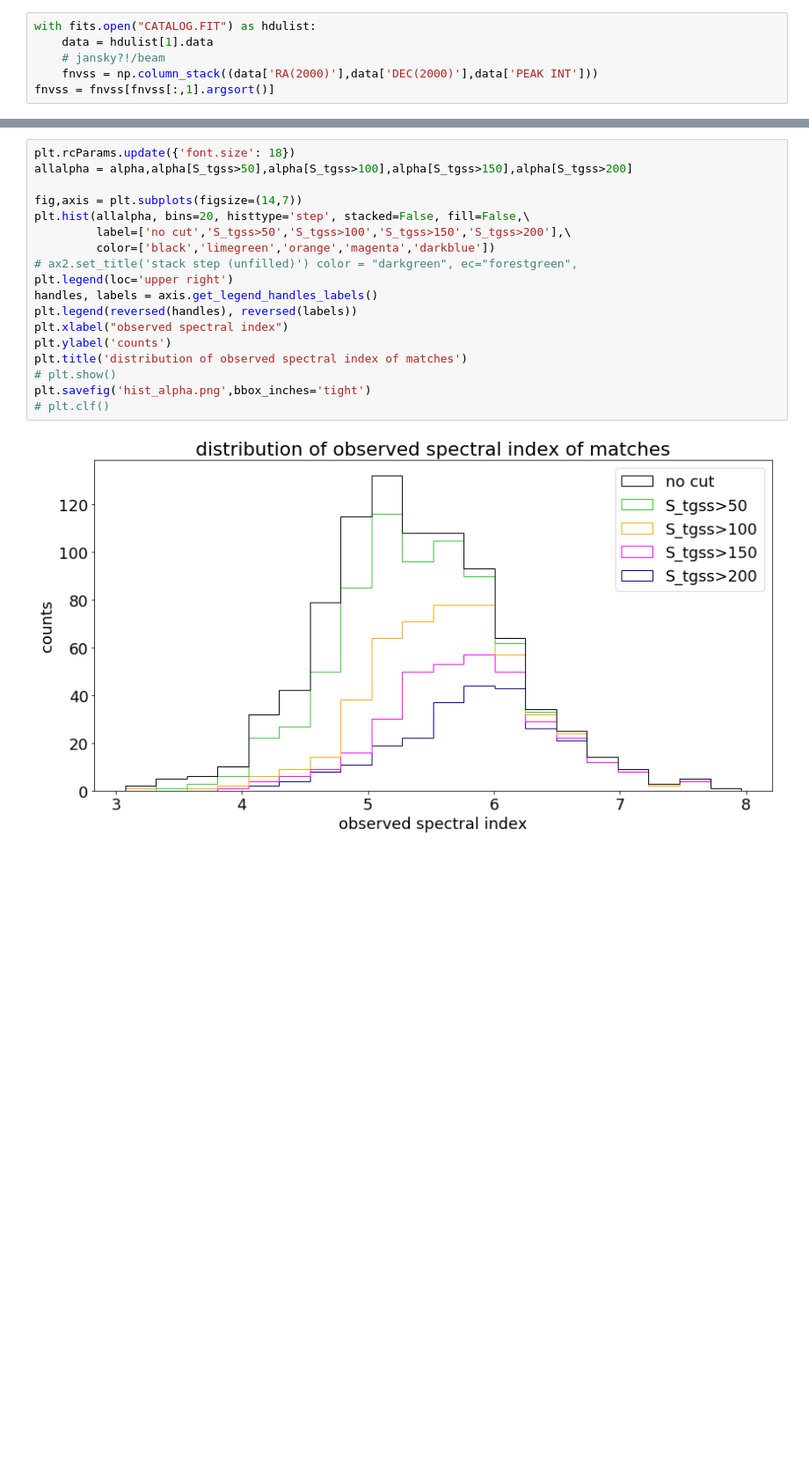
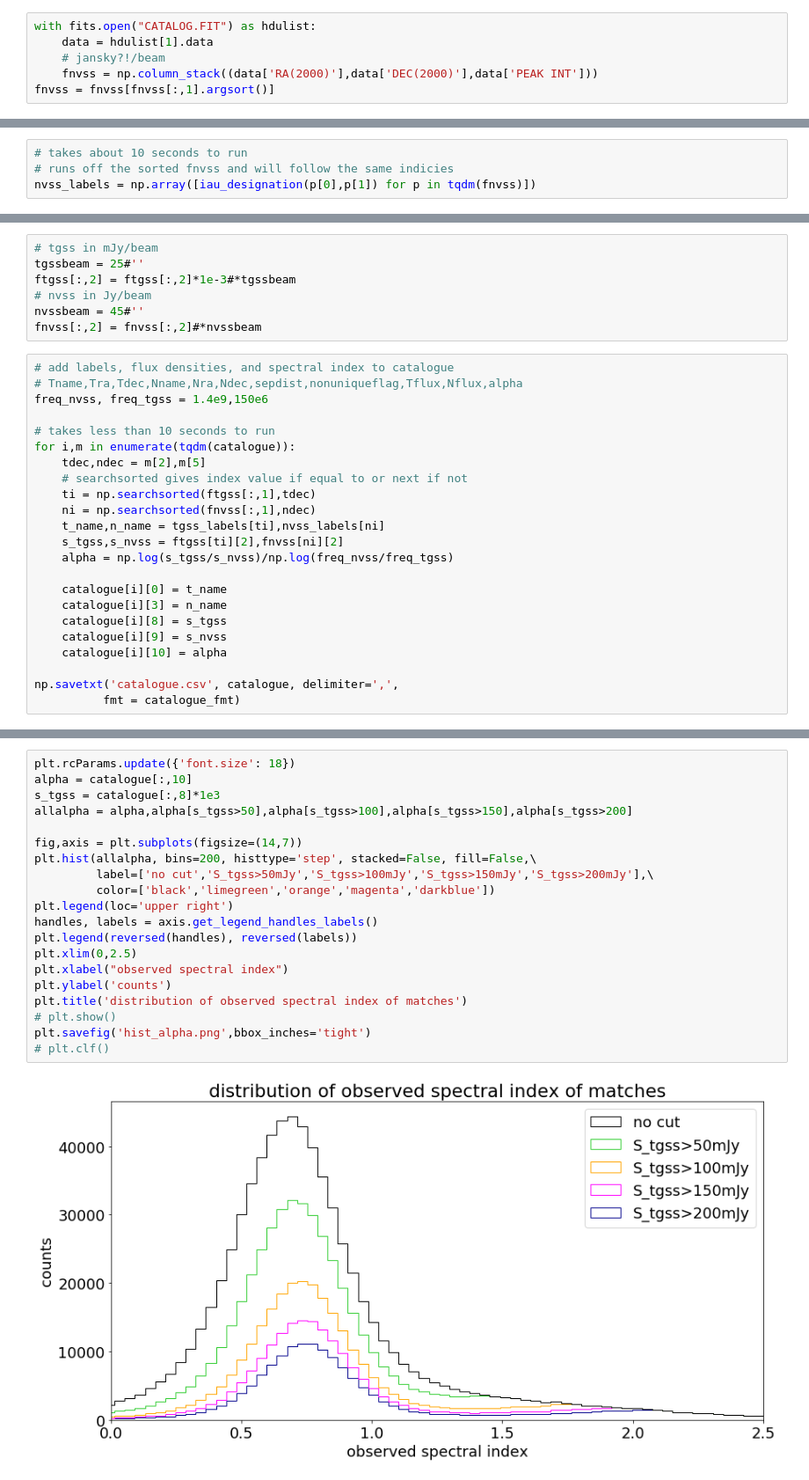
Before and after one commit to MatthewJA/blobmatch, a Jupyter notebook: posmatch2.ipynb, the cells around one changed output, grey strips where cells are left out. Shown at 88% size. Cells and saved outputs as stored; diff of their text form; blank space fills up the shorter version.

```diff
--- a/posmatch2.ipynb
+++ b/posmatch2.ipynb
@@ -267,0 +267,4 @@ NameError: name 'S_nvss' is not defined
+# %%
+# takes about 10 seconds to run
+# runs off the sorted fnvss and will follow the same indicies
+nvss_labels = np.array([iau_designation(p[0],p[1]) for p in tqdm(fnvss)])
@@ -267,0 +273,30 @@ NameError: name 'S_nvss' is not defined
+# %%
+# tgss in mJy/beam
+tgssbeam = 25#''
+ftgss[:,2] = ftgss[:,2]*1e-3#*tgssbeam
+# nvss in Jy/beam
+nvssbeam = 45#''
+fnvss[:,2] = fnvss[:,2]#*nvssbeam
+# %%
+# add labels, flux densities, and spectral index to catalogue
+# Tname,Tra,Tdec,Nname,Nra,Ndec,sepdist,nonuniqueflag,Tflux,Nflux,alpha
+freq_nvss, freq_tgss = 1.4e9,150e6
+
+# takes less than 10 seconds to run
+for i,m in enumerate(tqdm(catalogue)):
+    tdec,ndec = m[2],m[5]
+    # searchsorted gives index value if equal to or next if not
+    ti = np.searchsorted(ftgss[:,1],tdec)
+    ni = np.searchsorted(fnvss[:,1],ndec)
+    t_name,n_name = tgss_labels[ti],nvss_labels[ni]
+    s_tgss,s_nvss = ftgss[ti][2],fnvss[ni][2]
+    alpha = np.log(s_tgss/s_nvss)/np.log(freq_nvss/freq_tgss)
+
+    catalogue[i][0] = t_name
+    catalogue[i][3] = n_name
+    catalogue[i][8] = s_tgss
+    catalogue[i][9] = s_nvss
+    catalogue[i][10] = alpha
+
+np.savetxt('catalogue.csv', catalogue, delimiter=',',
+          fmt = catalogue_fmt)
@@ -268,20 +321,22 @@ NameError: name 'S_nvss' is not defined
 # %%
 plt.rcParams.update({'font.size': 18})
-allalpha = alpha,alpha[S_tgss>50],alpha[S_tgss>100],alpha[S_tgss>150],alpha[S_tgss>200]
+alpha = catalogue[:,10]
+s_tgss = catalogue[:,8]*1e3
+allalpha = alpha,alpha[s_tgss>50],alpha[s_tgss>100],alpha[s_tgss>150],alpha[s_tgss>200]
 
 fig,axis = plt.subplots(figsize=(14,7))
-plt.hist(allalpha, bins=20, histtype='step', stacked=False, fill=False,\
-         label=['no cut','S_tgss>50','S_tgss>100','S_tgss>150','S_tgss>200'],\
+plt.hist(allalpha, bins=200, histtype='step', stacked=False, fill=False,\
+         label=['no cut','S_tgss>50mJy','S_tgss>100mJy','S_tgss>150mJy','S_tgss>200mJy'],\
          color=['black','limegreen','orange','magenta','darkblue'])
-# ax2.set_title('stack step (unfilled)') color = "darkgreen", ec="forestgreen",
 plt.legend(loc='upper right')
 handles, labels = axis.get_legend_handles_labels()
 plt.legend(reversed(handles), reversed(labels))
+plt.xlim(0,2.5)
 plt.xlabel("observed spectral index")
 plt.ylabel('counts')
 plt.title('distribution of observed spectral index of matches')
 # plt.show()
 plt.savefig('hist_alpha.png',bbox_inches='tight')
 # plt.clf()
 # %% [output]
-[figure, old version]
+[figure, new version]
```
Also changed, not shown: parts of 32 cells of this notebook, 5 other files.
